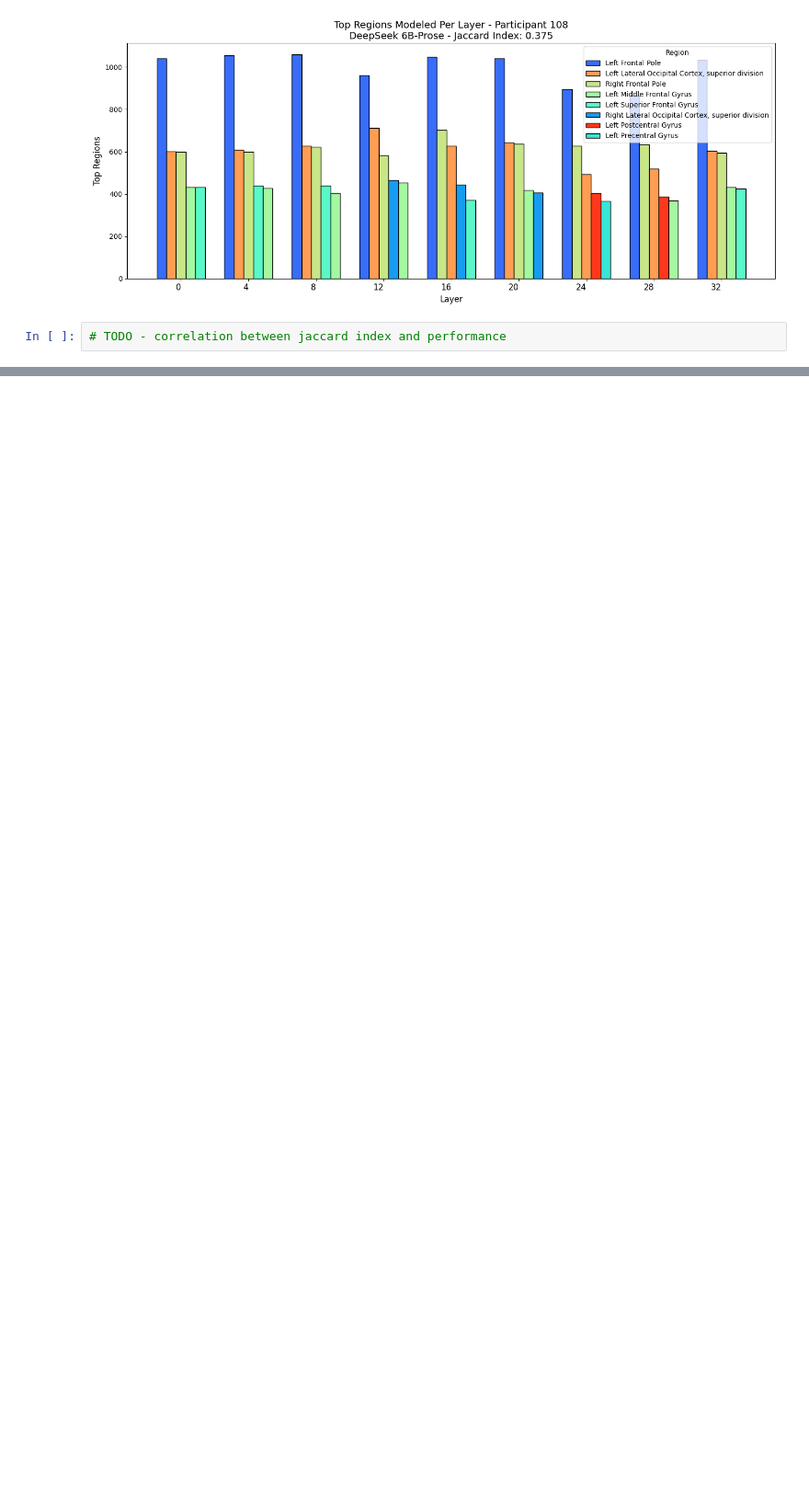
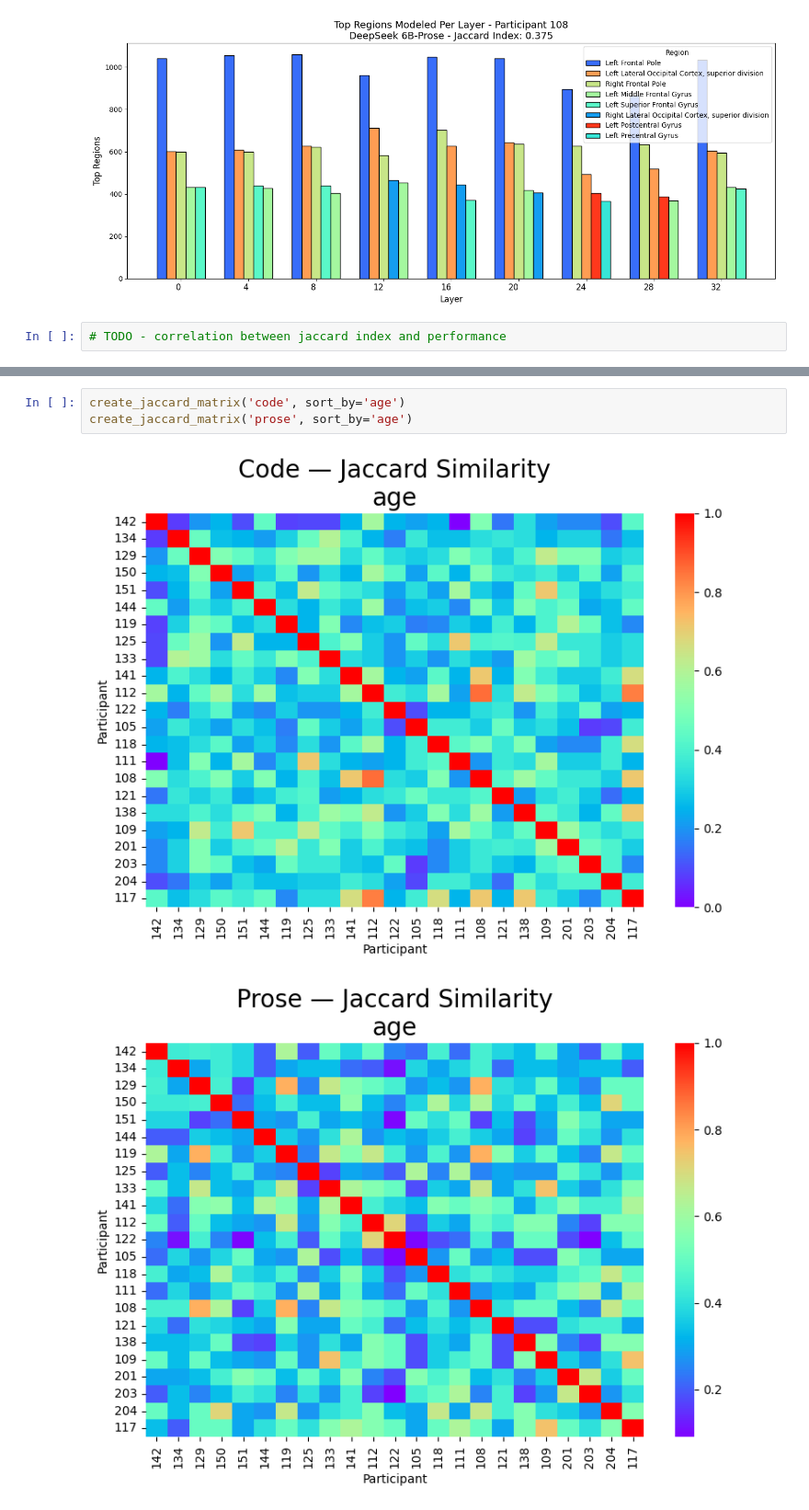
Before and after one commit to largehappygroup/fmri_model, a Jupyter notebook: analysis/fir/rq3_layer_comparison.ipynb, the cells around one changed output, grey strips where cells are left out. Shown at 92% size. Saved outputs shown, nothing was run; the diff lists cells and outputs as text; blank space fills up the shorter version.

```diff
--- a/analysis/fir/rq3_layer_comparison.ipynb
+++ b/analysis/fir/rq3_layer_comparison.ipynb
@@ -145,0 +248,6 @@ for vip in important_participants:
+# %%
+create_jaccard_matrix('code', sort_by='age')
+create_jaccard_matrix('prose', sort_by='age')
+# %% [output]
+[figure, added]
+[figure, added]
```
Also changed, not shown: parts of 10 cells of this notebook, 3 other files.
